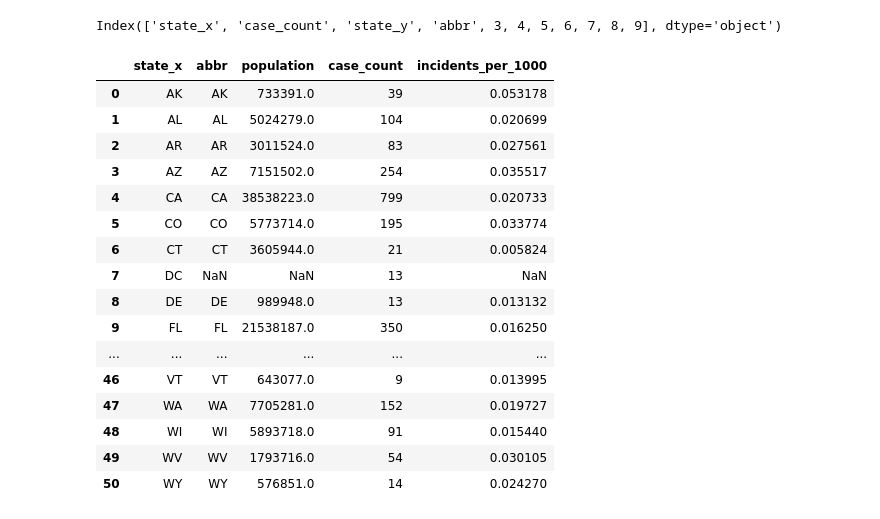
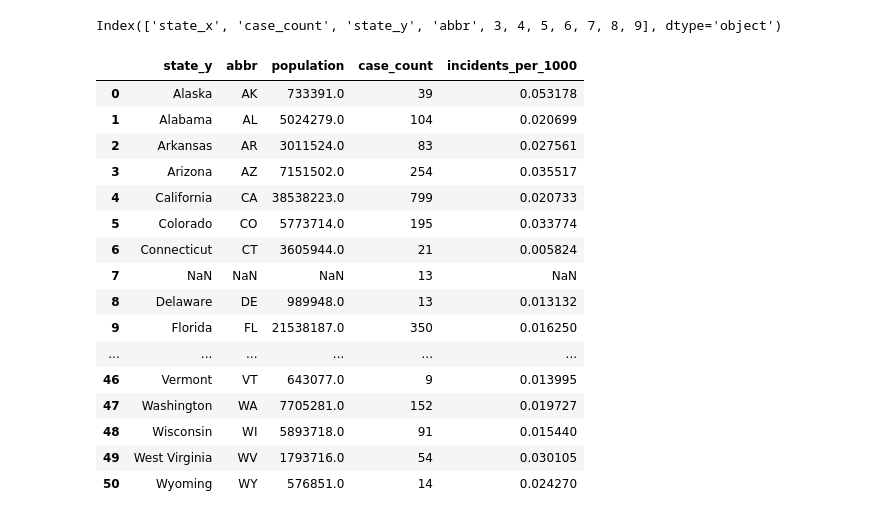
Before and after one commit to Maciejorynczak/Pandas, a Jupyter notebook: Modul_8.ipynb, the cells around one changed output. Drawn from its saved outputs; the diff is of its cells as text; code cells hidden in the pictures.

```diff
--- a/Modul_8.ipynb
+++ b/Modul_8.ipynb
@@ -133,22 +133,22 @@ final_merged_df = pd.merge(merged_df_3,
                            how='left')
 final_merged_df['incidents_per_1000'] = (final_merged_df['case_count'] / final_merged_df['population']) * 1000
 # %%
-final_merged_df[['state_x', 'abbr', 'population', 'case_count', 'incidents_per_1000']]
+final_merged_df[['state_y', 'abbr', 'population', 'case_count', 'incidents_per_1000']]
 # %% [output]
-|  | state_x | abbr | population | case_count | incidents_per_1000 |
-| 0 | AK | AK | 733391.0 | 39 | 0.053178 |
-| 1 | AL | AL | 5024279.0 | 104 | 0.020699 |
-| 2 | AR | AR | 3011524.0 | 83 | 0.027561 |
-| 3 | AZ | AZ | 7151502.0 | 254 | 0.035517 |
-| 4 | CA | CA | 38538223.0 | 799 | 0.020733 |
-| 5 | CO | CO | 5773714.0 | 195 | 0.033774 |
-| 6 | CT | CT | 3605944.0 | 21 | 0.005824 |
-| 7 | DC | NaN | NaN | 13 | NaN |
-| 8 | DE | DE | 989948.0 | 13 | 0.013132 |
-| 9 | FL | FL | 21538187.0 | 350 | 0.016250 |
+|  | state_y | abbr | population | case_count | incidents_per_1000 |
+| 0 | Alaska | AK | 733391.0 | 39 | 0.053178 |
+| 1 | Alabama | AL | 5024279.0 | 104 | 0.020699 |
+| 2 | Arkansas | AR | 3011524.0 | 83 | 0.027561 |
+| 3 | Arizona | AZ | 7151502.0 | 254 | 0.035517 |
+| 4 | California | CA | 38538223.0 | 799 | 0.020733 |
+| 5 | Colorado | CO | 5773714.0 | 195 | 0.033774 |
+| 6 | Connecticut | CT | 3605944.0 | 21 | 0.005824 |
+| 7 | NaN | NaN | NaN | 13 | NaN |
+| 8 | Delaware | DE | 989948.0 | 13 | 0.013132 |
+| 9 | Florida | FL | 21538187.0 | 350 | 0.016250 |
 | ... | ... | ... | ... | ... | ... |
-| 46 | VT | VT | 643077.0 | 9 | 0.013995 |
-| 47 | WA | WA | 7705281.0 | 152 | 0.019727 |
-| 48 | WI | WI | 5893718.0 | 91 | 0.015440 |
-| 49 | WV | WV | 1793716.0 | 54 | 0.030105 |
-| 50 | WY | WY | 576851.0 | 14 | 0.024270 |
+| 46 | Vermont | VT | 643077.0 | 9 | 0.013995 |
+| 47 | Washington | WA | 7705281.0 | 152 | 0.019727 |
+| 48 | Wisconsin | WI | 5893718.0 | 91 | 0.015440 |
+| 49 | West Virginia | WV | 1793716.0 | 54 | 0.030105 |
+| 50 | Wyoming | WY | 576851.0 | 14 | 0.024270 |
```
